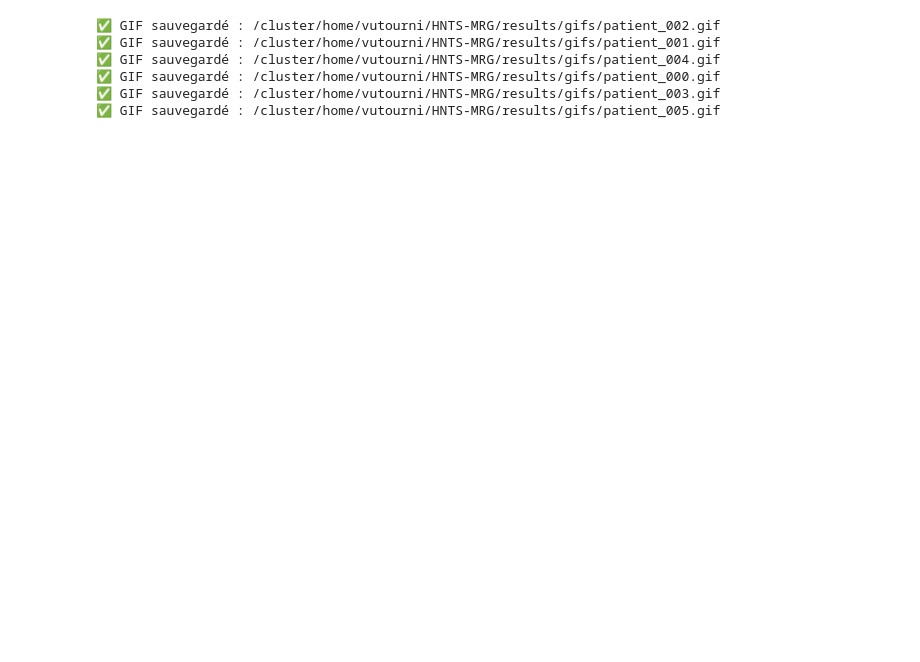
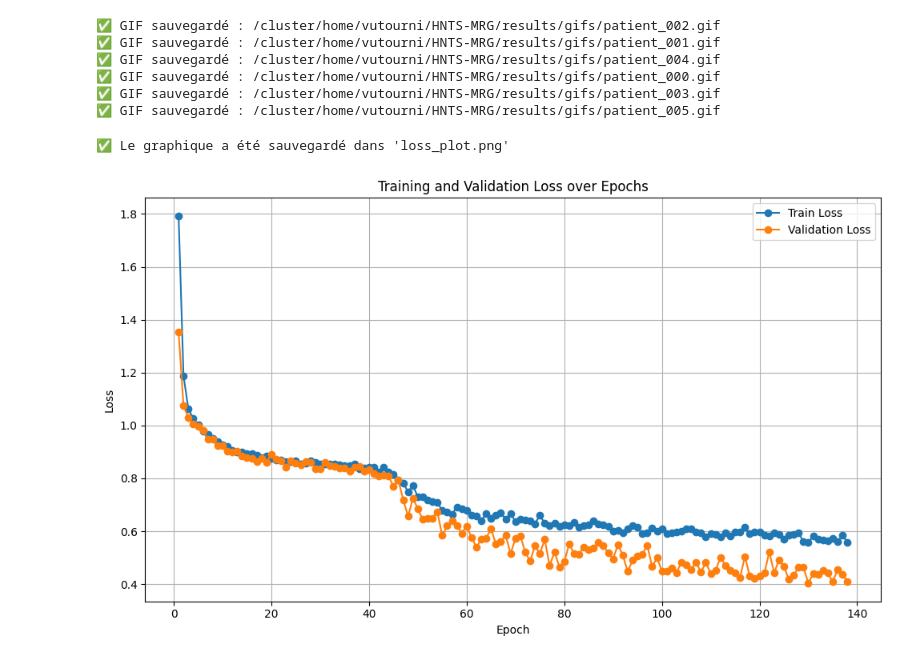
Before and after one commit to ValentinTournier/HNTS-MRG, a Jupyter notebook: notebook/main.ipynb, the cells around one changed output. Drawn from its saved outputs; the diff is of its cells as text; code cells hidden in the pictures; blank space fills up the shorter version.

```diff
--- a/notebook/main.ipynb
+++ b/notebook/main.ipynb
@@ -53,7 +53,7 @@ print("Creating dicts")
 train_data_full = get_data_list(train_data_dir)
 
 # Diviser les données d'entraînement en train et validation
-train_data, val_data = train_test_split(train_data_full, train_size=0.2, test_size=0.1)
+train_data, val_data = train_test_split(train_data_full, train_size=0.1, test_size=0.05)
 
 # Obtenir les données de test
 test_data = get_data_list(test_data_dir)
@@ -462,3 +480,48 @@ for patient_id, slices in patient_images.items():
 ✅ GIF sauvegardé : /cluster/home/vutourni/HNTS-MRG/results/gifs/patient_000.gif
 ✅ GIF sauvegardé : /cluster/home/vutourni/HNTS-MRG/results/gifs/patient_003.gif
 ✅ GIF sauvegardé : /cluster/home/vutourni/HNTS-MRG/results/gifs/patient_005.gif
+# %%
+import matplotlib.pyplot as plt
+import os
+
+save_dir = os.path.expanduser("~/HNTS-MRG/results")
+os.makedirs(save_dir, exist_ok=True)
+
+# Lire le fichier texte
+with open(os.path.join(save_dir,"losses.txt"), "r") as f:
+    log_lines = f.readlines()
+
+# Extraire les données
+epochs = []
+train_losses = []
+val_losses = []
+
+for line in log_lines:
+    if not line.strip():
+        continue
+    parts = line.strip().split(',')
+    epoch = int(parts[0].split()[1])
+    train_loss = float(parts[1].split(':')[1])
+    val_loss = float(parts[2].split(':')[1])
+
+    epochs.append(epoch)
+    train_losses.append(train_loss)
+    val_losses.append(val_loss)
+
+# Créer le graphique
+plt.figure(figsize=(10, 6))
+plt.plot(epochs, train_losses, label='Train Loss', marker='o')
+plt.plot(epochs, val_losses, label='Validation Loss', marker='o')
+plt.xlabel('Epoch')
+plt.ylabel('Loss')
+plt.title('Training and Validation Loss over Epochs')
+plt.legend()
+plt.grid(True)
+plt.tight_layout()
+
+# Sauvegarder l'image
+plt.savefig(os.path.join(save_dir,"loss_plot.png"))
+print("✅ Le graphique a été sauvegardé dans 'loss_plot.png'")
+# %% [output]
+✅ Le graphique a été sauvegardé dans 'loss_plot.png'
+[figure, added]
```
Also changed, not shown: parts of 8 cells of this notebook, 3 other files.
